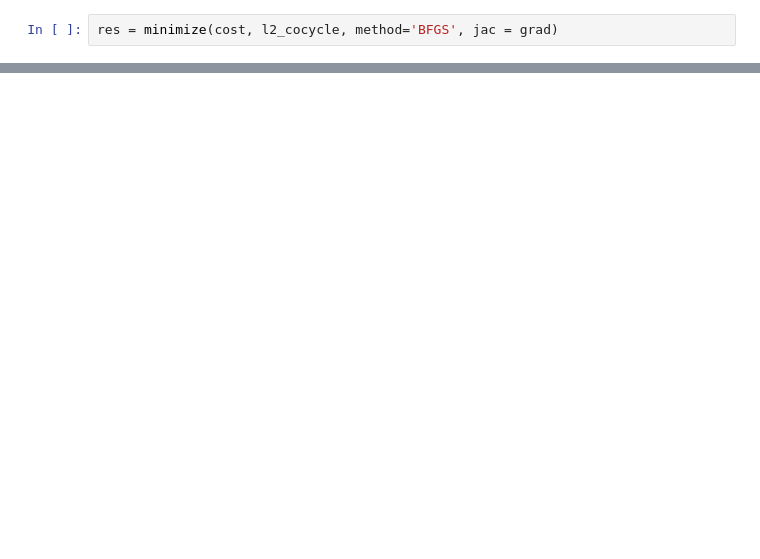
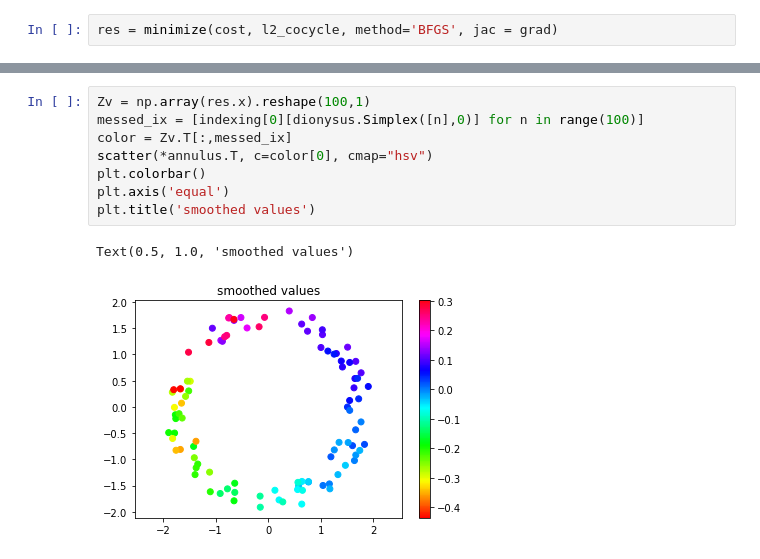
Before and after one commit to michiexile/icerm-tda-2019-08, a Jupyter notebook: Test_Annulus_edge_sparse-scipy.ipynb, the cells around one changed output, grey strips where cells are left out. Saved outputs shown, nothing was run; the diff lists cells and outputs as text; blank space fills up the shorter version.

```diff
--- a/Test_Annulus_edge_sparse-scipy.ipynb
+++ b/Test_Annulus_edge_sparse-scipy.ipynb
@@ -162,0 +207,11 @@ Text(0.5, 1.0, 'smoothed values')
+# %%
+Zv = np.array(res.x).reshape(100,1)
+messed_ix = [indexing[0][dionysus.Simplex([n],0)] for n in range(100)]
+color = Zv.T[:,messed_ix]
+scatter(*annulus.T, c=color[0], cmap="hsv")
+plt.colorbar()
+plt.axis('equal')
+plt.title('smoothed values')
+# %% [output]
+Text(0.5, 1.0, 'smoothed values')
+[figure, added]
```
Also changed, not shown: parts of 16 cells of this notebook.
